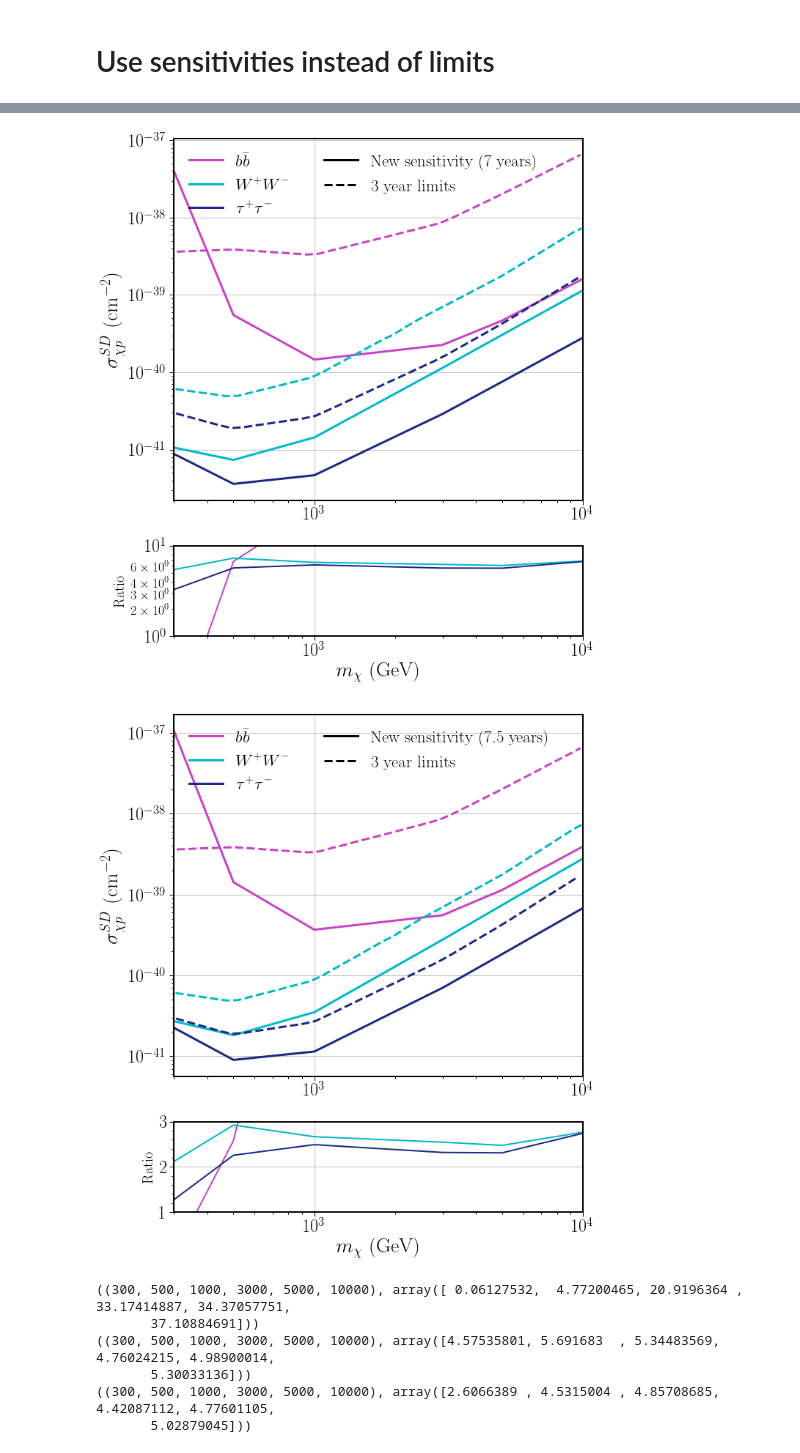
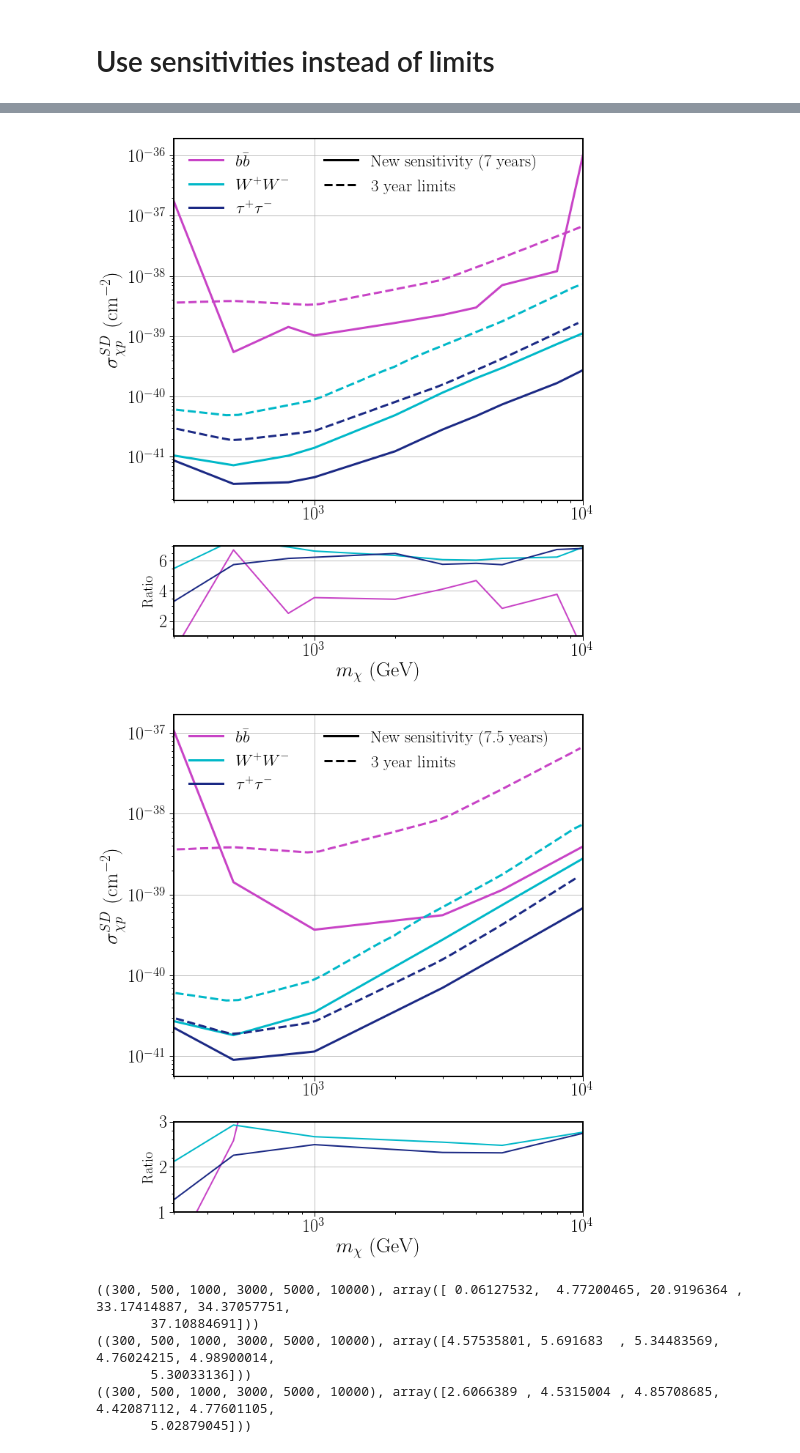
Before and after one commit to jlazar17/solar_WIMP, a Jupyter notebook: likelihood.ipynb, the cells around one changed output, grey strips where cells are left out. Cells and saved outputs as stored; diff of their text form; code cells hidden in the pictures.

```diff
--- a/likelihood.ipynb
+++ b/likelihood.ipynb
@@ -154,7 +154,7 @@ rescaled_sens_dict = {ch:{} for ch in chs}
 
 delta_t = 30 * 60
 
-for m in [300, 500, 800, 1000, 2000, 3000, 4000, 5000, 8000]:
+for m in [300, 500, 800, 1000, 2000, 3000, 4000, 5000, 8000, 10000]:
     factor  = (1. / m) * sd_anns[m] * 1e-3 * delta_t
     for ch in chs:
         mu_b = np.load("data/e_d_theta_hist/bg_tot_e_d_theta_hist.npy")
@@ -475,10 +490,10 @@ for i, ch in enumerate(chs):
 ax1.set_xlim(300,10000)
 ax2.set_xlim(300,10000)
 ax1.loglog()
-ax2.loglog()
+ax2.semilogx()
 ax1.grid(which="major")
 ax2.grid()
-ax2.set_ylim(1,10)
+ax2.set_ylim(1,7)
 
 ax1.set_ylabel(r"$\sigma_{\chi p}^{SD}$ (cm$^{-2}$)", fontsize=fsize)
 ax2.set_ylabel("Ratio", fontsize=20)
@@ -523,34 +538,34 @@ ax1.set_xlim(300,10000)
 ax2.set_xlim(300,10000)
 ax2.set_ylim(1,3)
 ax1.loglog()
 # ax2.loglog()
 ax2.semilogx()
 ax1.grid(which="major")
 ax2.grid()
 ax1.set_ylabel(r"$\sigma_{\chi p}^{SD}$ (cm$^{-2}$)", fontsize=fsize)
 ax2.set_ylabel("Ratio", fontsize=20)
 #     plt.ylabel(r"$\sigma_{\chi p}^{SD} \left(\rm{cm}^{-2}\right)$", fontsize=fsize)
 ax2.set_xlabel(r"$m_{\chi}$ (GeV)", fontsize=fsize)
 
 legend_elements.append(Line2D([0], [0], color="black", label="New sensitivity (7.5 years)", lw=lw))
 legend_elements.append(Line2D([0], [0], color="black", linestyle="--", label="3 year limits", lw=lw))
 ax1.legend(handles=legend_elements, loc='upper left', ncol=2, prop={"size":23}, frameon=False)
 
 for tick in ax1.xaxis.get_major_ticks():
     tick.label.set_fontsize(24)
 for tick in ax1.yaxis.get_major_ticks():
     tick.label.set_fontsize(24)
 for tick in ax2.xaxis.get_major_ticks():
     tick.label.set_fontsize(24)
 for tick in ax2.yaxis.get_major_ticks():
     tick.label.set_fontsize(24)
 [ax1.spines[key].set_linewidth(2) for key in ax1.spines.keys()]
 [ax2.spines[key].set_linewidth(2) for key in ax2.spines.keys()]
 
 plt.savefig("/data/user/jlazar/solar_WIMP/plots/stat_only_sensitivity_3y_error_w_ratio.png", dpi=400, bbox_inches="tight")
 plt.show()
 # %% [output]
-[figure, old version]
+[figure, new version]
 [figure]
 # %%
 ch_strs = [r"$b\bar{b}$", r"$W^{+}W^{-}$", r"$\tau^{+}\tau^{-}$"]
```
Also changed, not shown: parts of 5 cells of this notebook, 8 other files.
